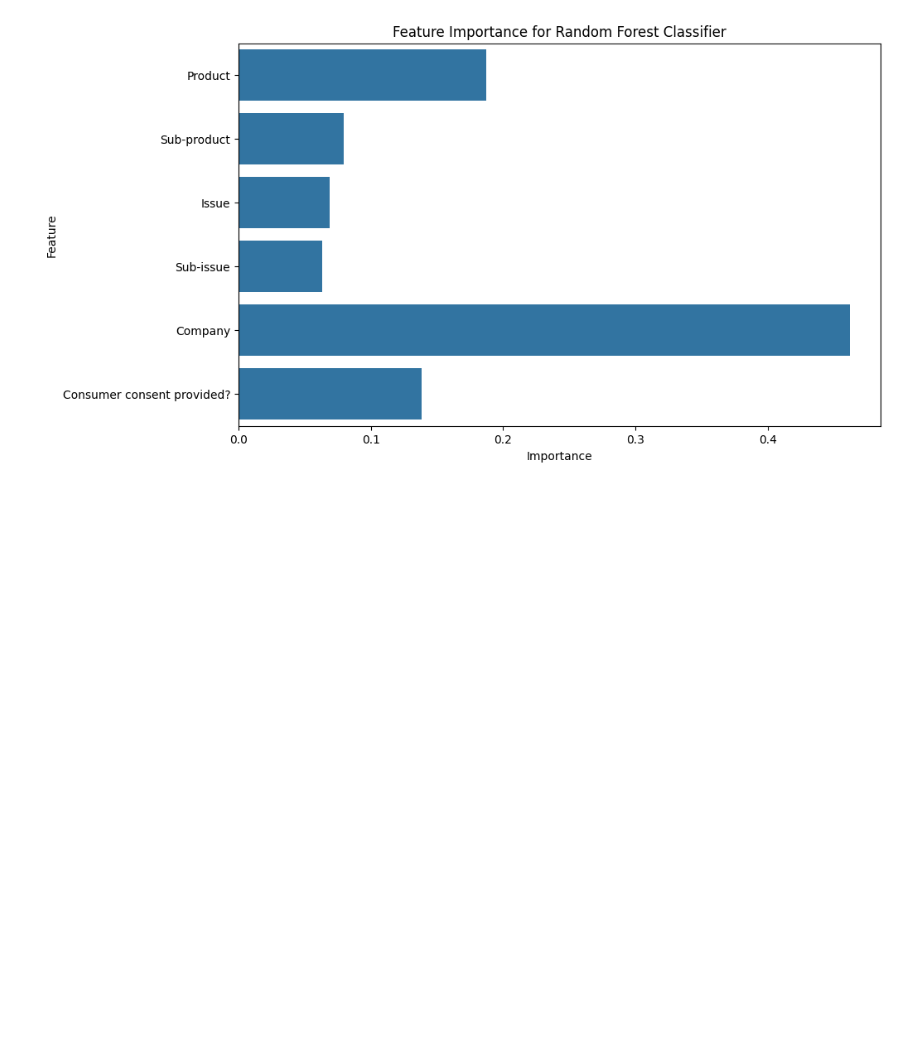
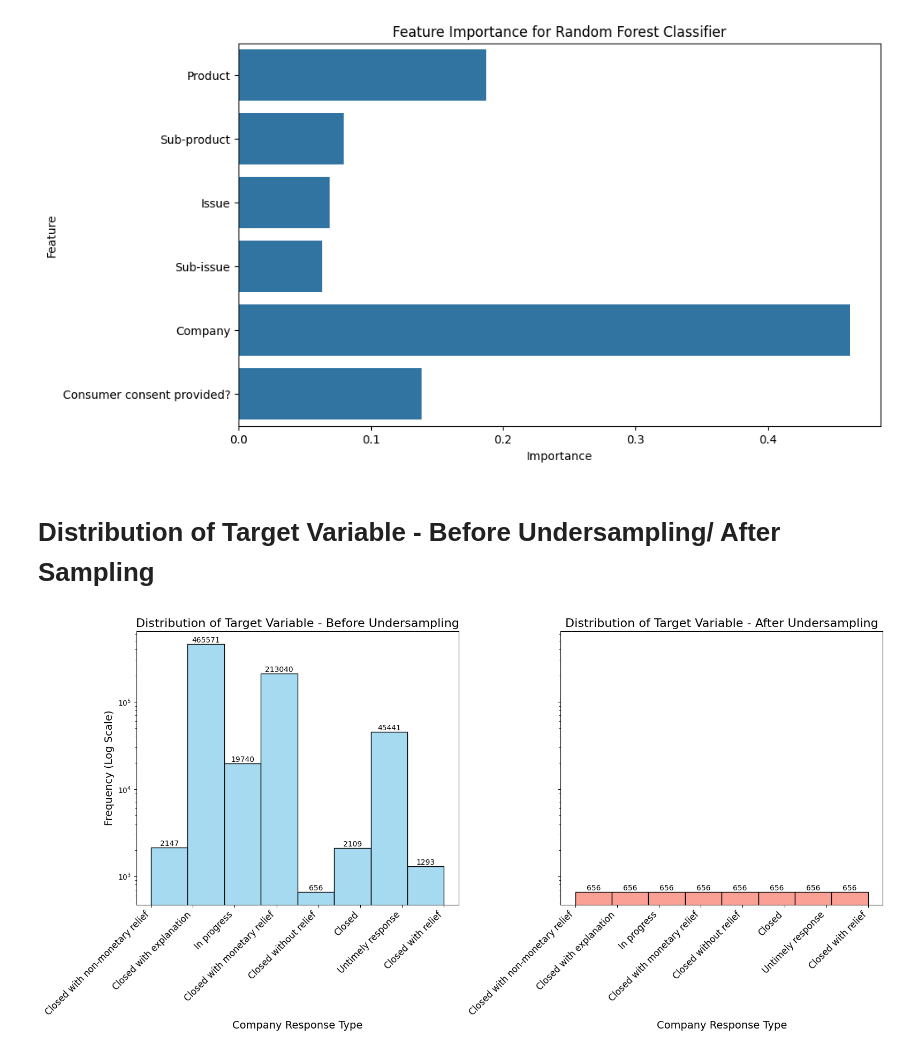
Before and after one commit to samarthsingh1/data_insights, a Jupyter notebook: data_classification.ipynb, the cells around one changed output. Cells and saved outputs as stored; diff of their text form; code cells hidden in the pictures; blank space fills up the shorter version.

```diff
--- a/data_classification.ipynb
+++ b/data_classification.ipynb
@@ -443,3 +472,50 @@ plt.ylabel('Feature')
 plt.show()
 # %% [output]
 [figure]
+# %% [markdown]
+# Distribution of Target Variable - Before Undersampling/ After Sampling
+# %%
+
+def plot_target_distribution_before_after_improved(y_original, y_undersampled, target_labels):
+    fig, axes = plt.subplots(1, 2, figsize=(16, 8), sharey=True)
+
+    # Colors for differentiation
+    color_before = 'skyblue'
+    color_after = 'salmon'
+
+    # Plot the distribution before undersampling with logarithmic y-axis
+    sns.histplot(y_original, bins=len(target_labels), kde=False, ax=axes[0], color=color_before)
+    axes[0].set_title("Distribution of Target Variable - Before Undersampling", fontsize=16)
+    axes[0].set_xlabel("Company Response Type", fontsize=14)
+    axes[0].set_ylabel("Frequency (Log Scale)", fontsize=14)
+    axes[0].set_yscale('log')  # Apply logarithmic scale to y-axis for clarity
+    axes[0].set_xticks(range(len(target_labels)))
+    axes[0].set_xticklabels(target_labels, rotation=45, ha="right", fontsize=12)
+
+    # Display counts on top of bars
+    for p in axes[0].patches:
+        axes[0].annotate(f'{int(p.get_height())}',
+                         (p.get_x() + p.get_width() / 2, p.get_height()),
+                         ha='center', va='bottom', fontsize=10, color='black')
+
+    # Plot the distribution after undersampling with logarithmic y-axis
+    sns.histplot(y_undersampled, bins=len(target_labels), kde=False, ax=axes[1], color=color_after)
+    axes[1].set_title("Distribution of Target Variable - After Undersampling", fontsize=16)
+    axes[1].set_xlabel("Company Response Type", fontsize=14)
+    axes[1].set_yscale('log')  # Keep the logarithmic scale consistent
+    axes[1].set_xticks(range(len(target_labels)))
+    axes[1].set_xticklabels(target_labels, rotation=45, ha="right", fontsize=12)
+
+    # Display counts on top of bars
+    for p in axes[1].patches:
+        axes[1].annotate(f'{int(p.get_height())}',
+                         (p.get_x() + p.get_width() / 2, p.get_height()),
+                         ha='center', va='bottom', fontsize=10, color='black')
+
+    # Adjust layout
+    plt.tight_layout()
+    plt.show()
+# %%
+plot_target_distribution_before_after_improved(y_train, y_train_resampled, TARGET_LABELS)
+# %% [output]
+[figure, added]
```
Also changed, not shown: parts of 12 cells of this notebook.
